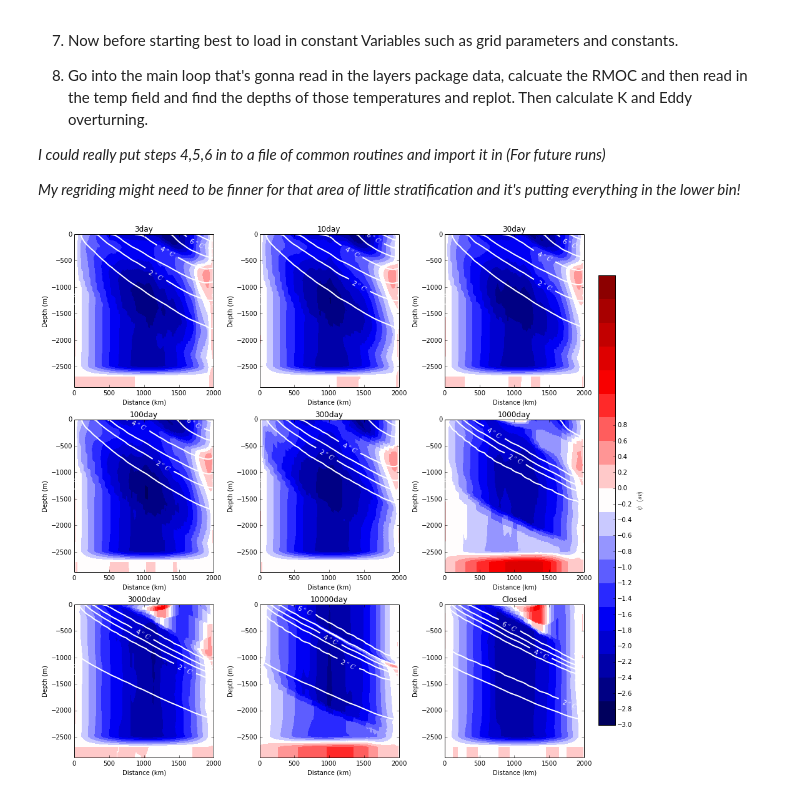
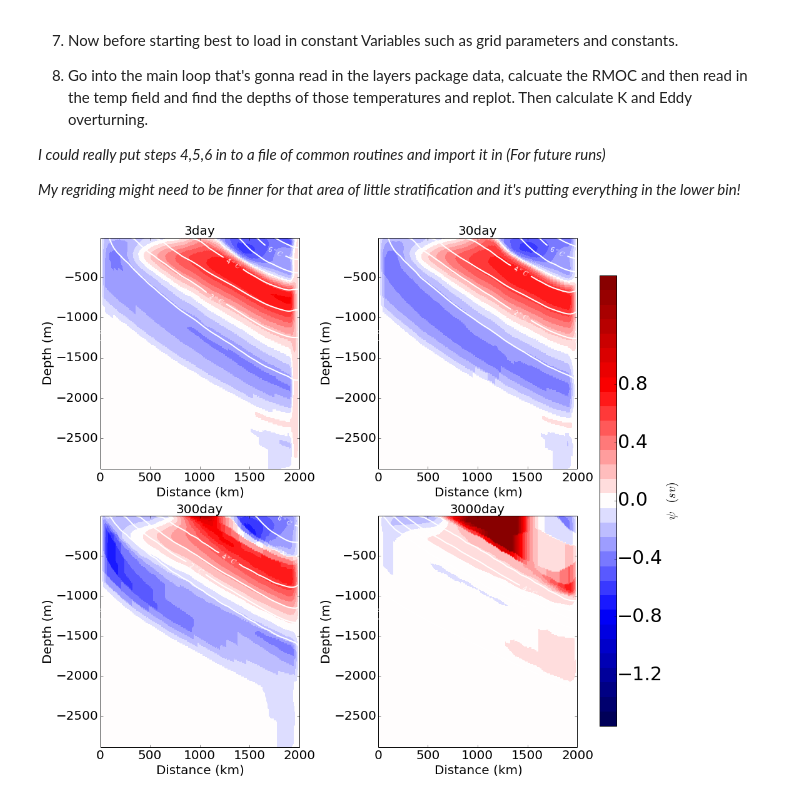
Before and after one commit to hlburns/Notebooks, a Jupyter notebook: Plotters/RMOCremapanel.ipynb, the cells around one changed output. Drawn from its saved outputs; the diff is of its cells as text; code cells hidden in the pictures.

```diff
--- a/Plotters/RMOCremapanel.ipynb
+++ b/Plotters/RMOCremapanel.ipynb
@@ -34,8 +34,8 @@ Script overview:
 
 *My regriding might need to be finner for that area of little stratification and it's putting everything in the lower bin!*
 # %%
-VAR='PsiEd' #Pick what plot
-Full='Y' # 9 Pannels isn't ideal for presentations N option give 4 plots
+VAR='Psi' #Pick what plot
+Full='N' # 9 Pannels isn't ideal for presentations N option give 4 plots
 # %%
 Year='240-260Psi.nc'
 # %%
@@ -213,41 +213,45 @@ for i in range(len(Runs)):
          ax = fig.add_subplot(2, 2, i+1)
     else:
          ax = fig.add_subplot(3, 3, i+1)
     Psimap[Psimap>1.5]=1.5 #Force scale
     Q2_levs = (np.arange(0,8,1))
     if VAR=='K':
         p=ax.contourf(Yc/1000,Zexp,K,K_levs,Psi_cmap=plt.cm.jet)
     elif VAR=='PsiEd':
         p=ax.contourf(Yc/1000,Zexp,Psied,E_levs,cmap=plt.cm.seismic) #Use b2r colourmap
     else:
         p=ax.contourf(Yc/1000,Zexp,Psimap,Psi_levs,cmap=plt.cm.seismic) #Use b2r colourmap
     q=ax.contour(Yc/1000,Z,Tavlat,Q2_levs,colors='w',linewidths = 2)
     q.levels = [nf(val) for val in q.levels ]
     plt.clabel(q,q.levels[::2], inline=1,fmt=fmt, fontsize=10)
-    ax.set_title(str(tau[Runs[i]])+'day')
+    ax.set_title(str(tau[Runs[i]])+'day',fontsize=20)
     if str(tau[Runs[i]])=='Closed':
-        ax.set_title(str(tau[Runs[i]]))
-    ax.set_xlabel('Distance (km)')
-    ax.set_ylabel('Depth (m)')
+        ax.set_title(str(tau[Runs[i]]),fontsize=20)
+    ax.set_xlabel('Distance (km)',fontsize=20)
+    ax.set_ylabel('Depth (m)',fontsize=20)
+    ax.tick_params(axis='both', which='major', labelsize=20)
 plt.tight_layout()
 q=( os.path.expanduser('~')+"/Figures/Mobilis")
 if not os.path.exists(q):
        os.makedirs(q)
 cax = fig.add_axes([1, 0.1, 0.03, 0.8])
 if VAR=='K':
     cbar=fig.colorbar(p, cax=cax, ticks=K_ticks)
-    cbar.ax.set_ylabel('$\psi \,\, (sv)$')
+    cbar.ax.set_ylabel('$\psi \,\, (sv)$',fontsize=20)
+    cbar.ax.tick_params(labelsize=30)
     plt.savefig(q+"/Kpanel"+str(start)+"-"+str(end)+".png")
 elif VAR=='PsiEd':
     cbar=fig.colorbar(p, cax=cax, ticks=Eddy_ticks)
-    cbar.ax.set_ylabel('$\psi \,\, (sv)$')
+    cbar.ax.set_ylabel('$\psi \,\, (sv)$',fontsize=20)
+    cbar.ax.tick_params(labelsize=30)
     plt.savefig(q+"/EddyPsipanel"+str(start)+"-"+str(end)+".png")
 else:
     cbar=fig.colorbar(p, cax=cax,ticks=Psi_ticks)
-    cbar.ax.set_ylabel('$\psi \,\, (sv)$')
+    cbar.ax.set_ylabel('$\psi \,\, (sv)$',fontsize=20)
+    cbar.ax.tick_params(labelsize=30)
     plt.savefig(q+"/Remapanel"+str(start)+"-"+str(end)+".png")
 # %% [output]
-[figure, old version]
+[figure, new version]
 # %%
 tau[8]=100000
 plt.plot(tau,abs(np.array(EDDY)),label='Eddy',marker='o')
```
Also changed, not shown: parts of 1 cell of this notebook, 3 other files.
